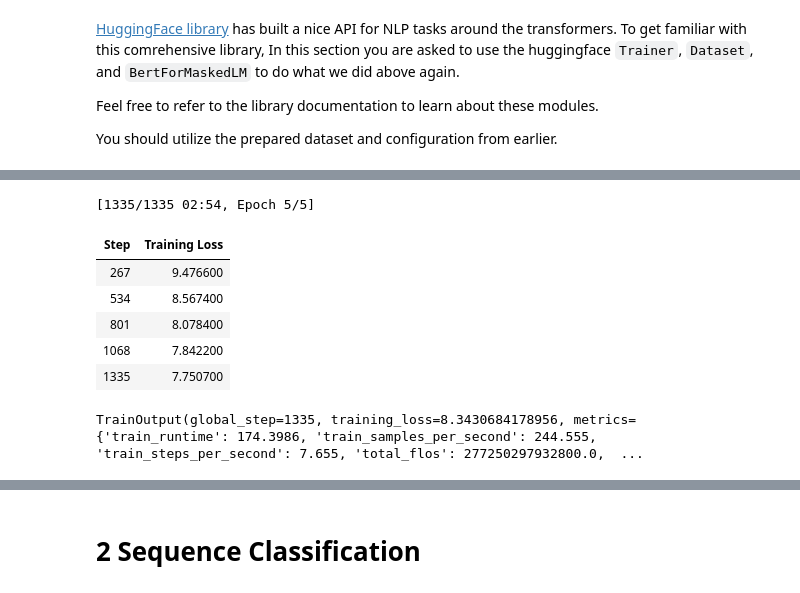
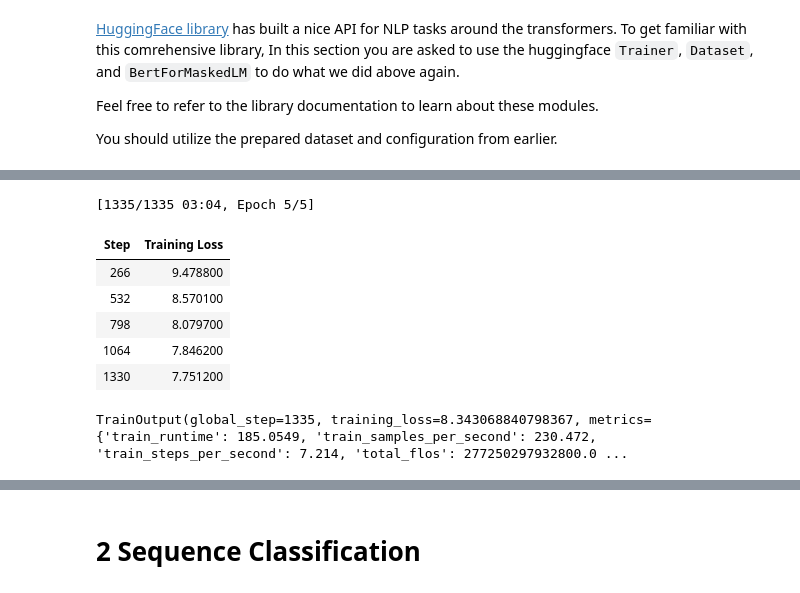
Before and after one commit to sehbeygi79/Bert-MLM-SeqClassification, a Jupyter notebook: Bert-MLM-SeqClassification.ipynb, the cells around one changed output, grey strips where cells are left out. Drawn from its saved outputs; the diff is of its cells as text; code cells hidden in the pictures.

```diff
--- a/Bert-MLM-SeqClassification.ipynb
+++ b/Bert-MLM-SeqClassification.ipynb
@@ -418,7 +424,7 @@ training_args = TrainingArguments(
     learning_rate=learning_rate,
     per_device_train_batch_size=batch_size,
     num_train_epochs=num_epoch,
-    logging_steps=len(train_dataloader),  # Log per epoch
+    logging_steps=len(mlm_dataset["train"])//batch_size,  # Log per epoch
     report_to=[],  # Disable wandb logging
 )
 
@@ -439,12 +444,12 @@ dataloader_config = DataLoaderConfiguration(dispatch_batches=None, split_batches
   warnings.warn(
-[1335/1335 02:54, Epoch 5/5]
+[1335/1335 03:04, Epoch 5/5]
 | Step | Training Loss |
-| 267 | 9.476600 |
-| 534 | 8.567400 |
-| 801 | 8.078400 |
-| 1068 | 7.842200 |
-| 1335 | 7.750700 |
+| 266 | 9.478800 |
+| 532 | 8.570100 |
+| 798 | 8.079700 |
+| 1064 | 7.846200 |
+| 1330 | 7.751200 |
-TrainOutput(global_step=1335, training_loss=8.3430684178956, metrics={'train_runtime': 174.3986, 'train_samples_per_second': 244.555, 'train_steps_per_second': 7.655, 'total_flos': 277250297932800.0,  ...
+TrainOutput(global_step=1335, training_loss=8.343068840798367, metrics={'train_runtime': 185.0549, 'train_samples_per_second': 230.472, 'train_steps_per_second': 7.214, 'total_flos': 277250297932800.0 ...
 # %%
 train_losses = [entry["loss"] for entry in trainer.state.log_history[:-1]]
 
```
Also changed, not shown: parts of 10 cells of this notebook.
